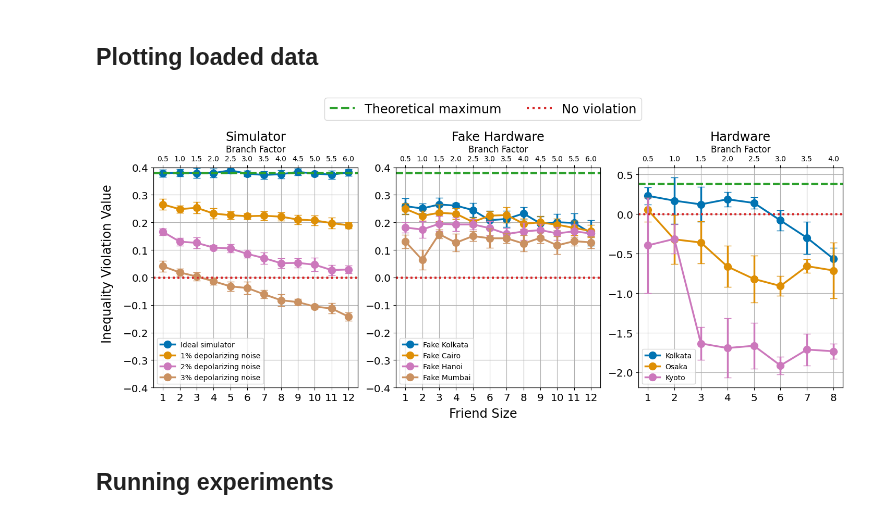
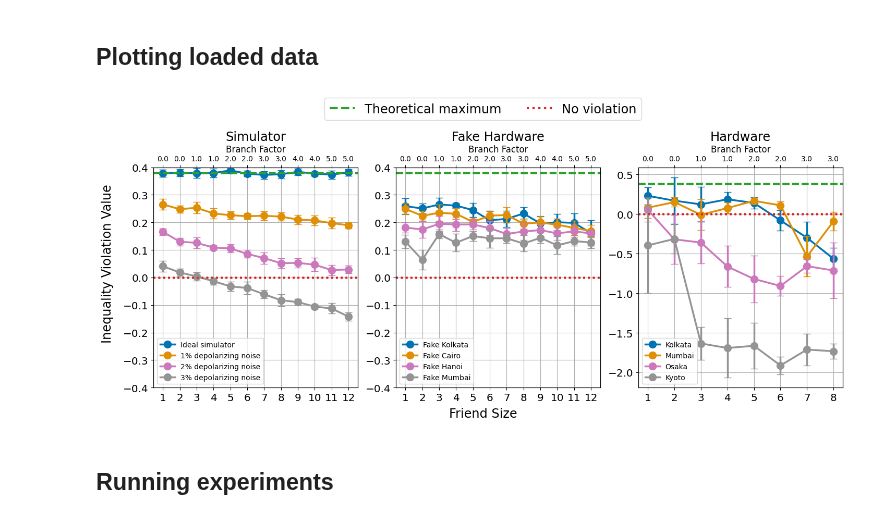
Before and after one commit to unitaryfoundation/wigners_friend, a Jupyter notebook: notebooks/semi_brukner_ewfs_majority.ipynb, the cells around one changed output. Cells and saved outputs as stored; diff of their text form; code cells hidden in the pictures.

```diff
--- a/notebooks/semi_brukner_ewfs_majority.ipynb
+++ b/notebooks/semi_brukner_ewfs_majority.ipynb
@@ -350,7 +350,7 @@ def save_data(
         with open(output_path, "wb") as handle:
             pickle.dump(results, handle, protocol=pickle.HIGHEST_PROTOCOL)
 # %%
-def load_experiments(machine_name: str, friend_sizes: list[int], num_trials: int, shots: int) -> dict:
+def load_experiments(machine_name: str, friend_sizes: list[int], num_trials: int, shots: int, data_path: str = DATA_PATH) -> dict:
     """Load experiments from multiple files."""
     all_results = {
         fs: {inequality: [] for inequality in ["semi_brukner"]}
@@ -359,7 +359,7 @@ def load_experiments(machine_name: str, friend_sizes: list[int], num_trials: int
 
     for friend_size in friend_sizes:
         for trial in range(1, num_trials+1):
-            with open(os.path.join(DATA_PATH, f"{machine_name}_qubits_{friend_size}_trial_{trial}_shots_{shots}.pickle"), "rb") as file:
+            with open(os.path.join(data_path, f"{machine_name}_qubits_{friend_size}_trial_{trial}_shots_{shots}.pickle"), "rb") as file:
                 results = pickle.load(file)
             violations = compute_inequalities(decode_results(results, charlie_size=friend_size, debbie_size=1))
             for key in violations:
@@ -489,6 +489,18 @@ kolkata_friend_sizes = range(1, 9)
 kolkata_num_trials = 10
 kolkata_shots = 10000
 kolkata_results = load_experiments(kolkata_machine_name, kolkata_friend_sizes, kolkata_num_trials, kolkata_shots)
+
+opt_kolkata_machine_name = "ibmq_kolkata"
+opt_kolkata_friend_sizes = range(1, 9)
+opt_kolkata_num_trials = 10
+opt_kolkata_shots = 10000
+opt_kolkata_results = load_experiments(opt_kolkata_machine_name, opt_kolkata_friend_sizes, opt_kolkata_num_trials, opt_kolkata_shots, data_path=os.path.join("..", "data", "kolkata_opt"))
+
+mumbai_machine_name = "ibmq_mumbai"
+mumbai_friend_sizes = range(1, 9)
+mumbai_num_trials = 10
+mumbai_shots = 10000
+mumbai_results = load_experiments(mumbai_machine_name, mumbai_friend_sizes, mumbai_num_trials, mumbai_shots)
 
 osaka_machine_name = "ibm_osaka"
 osaka_friend_sizes = range(1, 9)
@@ -553,27 +565,29 @@ depolarizing_3perc_shots = 10000
 depolarizing_3perc_results = load_experiments(depolarizing_3perc_name, depolarizing_3perc_friend_sizes, depolarizing_3perc_num_trials, depolarizing_3perc_shots)
 # %%
 def calculate_branch_factor(friend_size):
-    return friend_size / 2
+    return np.ceil(friend_size / 2) - 1
 # %%
 fig, axs = plt.subplots(1, 3, figsize=(15, 6))
-palette = sns.color_palette("colorblind", n_colors=7)
+palette = sns.color_palette("colorblind", n_colors=8)
 
 # Simulator plots
 plot_results(axs[0], ideal_sim_results, ideal_sim_friend_sizes, plot_error_bars=True, plot_title="Ideal simulator", color=palette[0], label="Ideal simulator", show_legend=True, y_min=-0.4, y_max=0.4)
 plot_results(axs[0], depolarizing_1perc_results, depolarizing_1perc_friend_sizes, plot_error_bars=True, plot_title="1% depolarizing noise", color=palette[1], label="1% depolarizing noise", show_legend=True)
 plot_results(axs[0], depolarizing_2perc_results, depolarizing_1perc_friend_sizes, plot_error_bars=True, plot_title="2% depolarizing noise", color=palette[4], label="2% depolarizing noise", show_legend=True)
-plot_results(axs[0], depolarizing_3perc_results, depolarizing_1perc_friend_sizes, plot_error_bars=True, plot_title="3% depolarizing noise", color=palette[5], label="3% depolarizing noise", show_legend=True)
+plot_results(axs[0], depolarizing_3perc_results, depolarizing_1perc_friend_sizes, plot_error_bars=True, plot_title="3% depolarizing noise", color=palette[7], label="3% depolarizing noise", show_legend=True)
 
 # Fake hardware plots
 plot_results(axs[1], fake_kolkata_results, fake_kolkata_friend_sizes, plot_error_bars=True, plot_title="Fake Kolkata", color=palette[0], label="Fake Kolkata", show_legend=True, y_min=-0.4, y_max=0.4)
 plot_results(axs[1], fake_cairo_results, fake_cairo_friend_sizes, plot_error_bars=True, plot_title="Fake Cairo", color=palette[1], label="Fake Cairo", show_legend=True)
 plot_results(axs[1], fake_hanoi_results, fake_hanoi_friend_sizes, plot_error_bars=True, plot_title="Fake Hanoi", color=palette[4], label="Fake Hanoi", show_legend=True)
-plot_results(axs[1], fake_mumbai_results, fake_mumbai_friend_sizes, plot_error_bars=True, plot_title="Fake Mumbai", color=palette[5], label="Fake Mumbai", show_legend=True)
+plot_results(axs[1], fake_mumbai_results, fake_mumbai_friend_sizes, plot_error_bars=True, plot_title="Fake Mumbai", color=palette[7], label="Fake Mumbai", show_legend=True)
 
 # Hardware plots
 plot_results(axs[2], kolkata_results, kolkata_friend_sizes, plot_error_bars=True, plot_title="Kolkata", color=palette[0], label="Kolkata", show_legend=True)
-plot_results(axs[2], osaka_results, osaka_friend_sizes, plot_error_bars=True, plot_title="Osaka", color=palette[1], label="Osaka", show_legend=True)
-plot_results(axs[2], kyoto_results, kyoto_friend_sizes, plot_error_bars=True, plot_title="Kyoto", color=palette[4], label="Kyoto", show_legend=True)
+#plot_results(axs[2], opt_kolkata_results, opt_kolkata_friend_sizes, plot_error_bars=True, plot_title="Kolkata Opt", color=palette[1], label="Kolkata Opt", show_legend=True)
+plot_results(axs[2], mumbai_results, mumbai_friend_sizes, plot_error_bars=True, plot_title="Mumbai", color=palette[1], label="Mumbai", show_legend=True)
+plot_results(axs[2], osaka_results, osaka_friend_sizes, plot_error_bars=True, plot_title="Osaka", color=palette[4], label="Osaka", show_legend=True)
+plot_results(axs[2], kyoto_results, kyoto_friend_sizes, plot_error_bars=True, plot_title="Kyoto", color=palette[7], label="Kyoto", show_legend=True)
 
 axs[0].set_title("Simulator", fontsize="xx-large")
 axs[1].set_title("Fake Hardware", fontsize="xx-large")
@@ -589,34 +603,34 @@ fig.text(0.02, 0.5, "Inequality Violation Value", ha="center", va="center", rota
 
 ax2 = axs[0].twiny()
 branch_factors = [calculate_branch_factor(fs) for fs in ideal_sim_friend_sizes]
 ax2.set_xlim(axs[0].get_xlim())
 ax2.set_xticks(ideal_sim_friend_sizes)
 ax2.set_xticklabels(branch_factors)
 ax2.set_xlabel("Branch Factor", fontsize="large")
 
 ax2 = axs[1].twiny()
 branch_factors = [calculate_branch_factor(fs) for fs in fake_kolkata_friend_sizes]
 ax2.set_xlim(axs[1].get_xlim())
 ax2.set_xticks(fake_kolkata_friend_sizes)
 ax2.set_xticklabels(branch_factors)
 ax2.set_xlabel("Branch Factor", fontsize="large")
 
 ax2 = axs[2].twiny()
 branch_factors = [calculate_branch_factor(fs) for fs in kolkata_friend_sizes]
 ax2.set_xlim(axs[2].get_xlim())
 ax2.set_xticks(kolkata_friend_sizes)
 ax2.set_xticklabels(branch_factors)
 ax2.set_xlabel("Branch Factor", fontsize="large")
 
 for ax in np.ravel(axs):
     ax.tick_params(axis="x", labelsize="x-large")
     ax.tick_params(axis="y", labelsize="x-large")
 
 plt.tight_layout(rect=[0.03, 0.03, 0.97, 0.95])
 plt.savefig("ghz_hardware_comparison.pdf", bbox_inches="tight")
 plt.show()
 # %% [output]
-[figure, old version]
+[figure, new version]
 # %% [markdown]
 ## Running experiments
 # %% [markdown]
```
Also changed, not shown: parts of 3 cells of this notebook.
